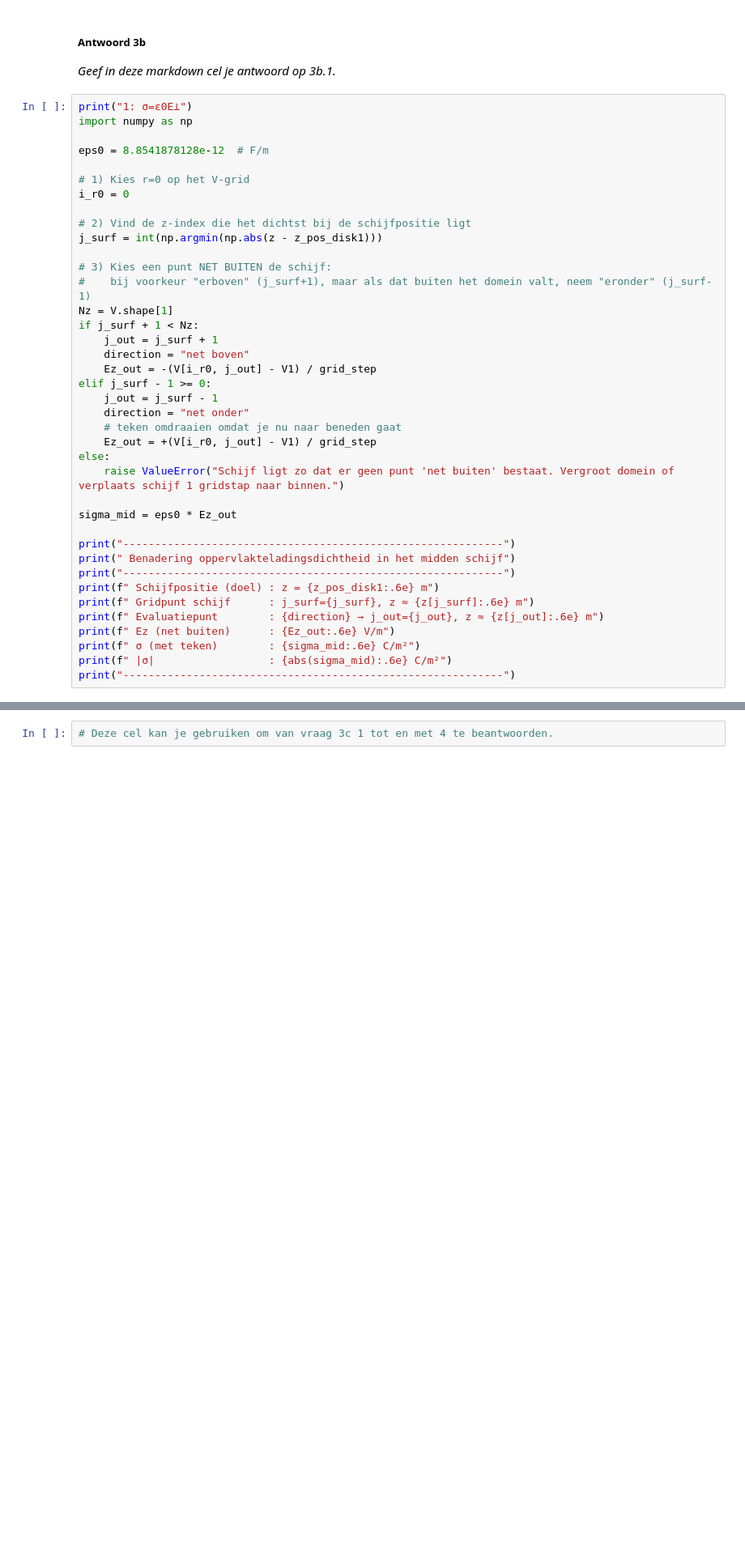
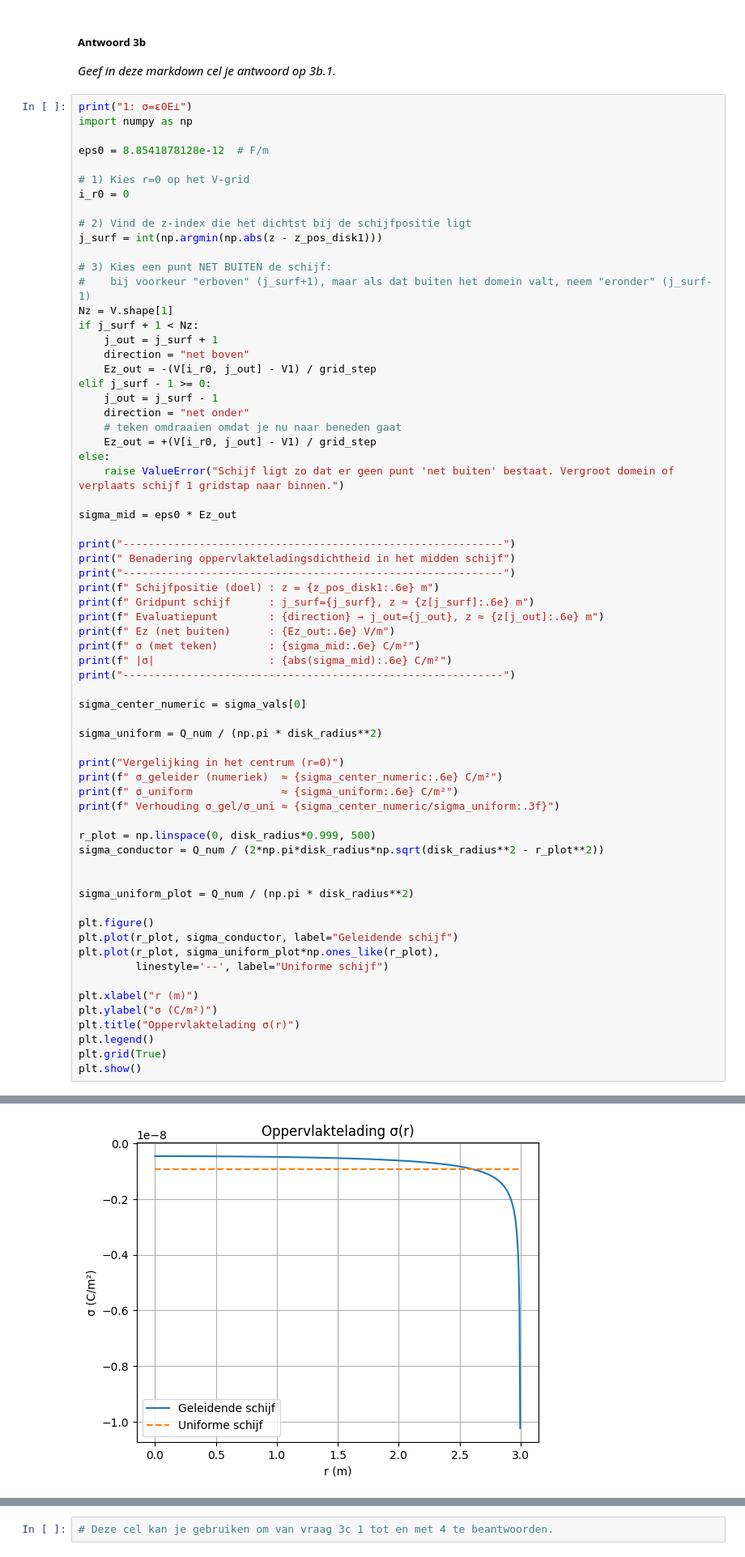
Before and after one commit to FS314159265358979323846264338/opdrachten-DEF-D, a Jupyter notebook: DigitaleOntwerpopdrachten/1CondensatorOpdracht/CondensatorOntwerpopdracht.ipynb, the cells around one changed output, grey strips where cells are left out. Shown at 81% size. Drawn from its saved outputs; the diff is of its cells as text; blank space fills up the shorter version.

```diff
--- a/DigitaleOntwerpopdrachten/1CondensatorOpdracht/CondensatorOntwerpopdracht.ipynb
+++ b/DigitaleOntwerpopdrachten/1CondensatorOpdracht/CondensatorOntwerpopdracht.ipynb
@@ -442,4 +442,31 @@ print(f" Ez (net buiten)      : {Ez_out:.6e} V/m")
 print(f" σ (met teken)        : {sigma_mid:.6e} C/m²")
 print(f" |σ|                  : {abs(sigma_mid):.6e} C/m²")
 print("------------------------------------------------------------")
+
+sigma_center_numeric = sigma_vals[0]
+
+sigma_uniform = Q_num / (np.pi * disk_radius**2)
+
+print("Vergelijking in het centrum (r=0)")
+print(f" σ_geleider (numeriek)  ≈ {sigma_center_numeric:.6e} C/m²")
+print(f" σ_uniform              ≈ {sigma_uniform:.6e} C/m²")
+print(f" Verhouding σ_gel/σ_uni ≈ {sigma_center_numeric/sigma_uniform:.3f}")
+
+r_plot = np.linspace(0, disk_radius*0.999, 500)
+sigma_conductor = Q_num / (2*np.pi*disk_radius*np.sqrt(disk_radius**2 - r_plot**2))
+
+
+sigma_uniform_plot = Q_num / (np.pi * disk_radius**2)
+
+plt.figure()
+plt.plot(r_plot, sigma_conductor, label="Geleidende schijf")
+plt.plot(r_plot, sigma_uniform_plot*np.ones_like(r_plot),
+         linestyle='--', label="Uniforme schijf")
+
+plt.xlabel("r (m)")
+plt.ylabel("σ (C/m²)")
+plt.title("Oppervlaktelading σ(r)")
+plt.legend()
+plt.grid(True)
+plt.show()
 # %% [output]
@@ -457,3 +488,4 @@ print("------------------------------------------------------------")
+[figure, added]
 # %% [markdown]
 #### Vraag 3c: De oppervlaktelading van een geleidende schijf op constant potentiaal
 
```
Also changed, not shown: parts of 2 cells of this notebook.
